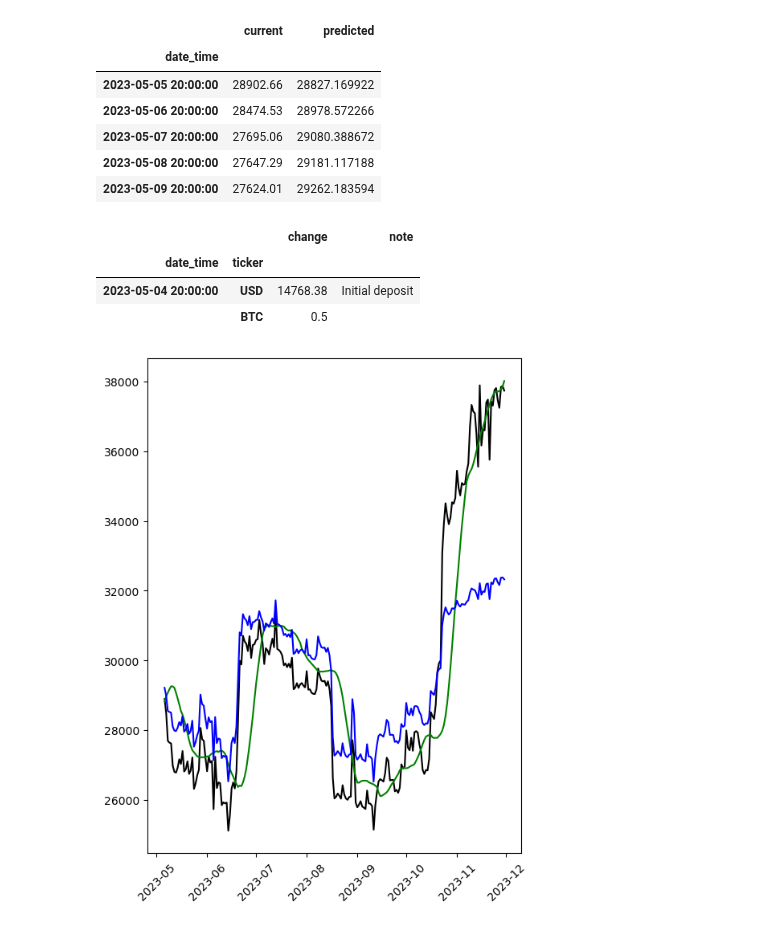
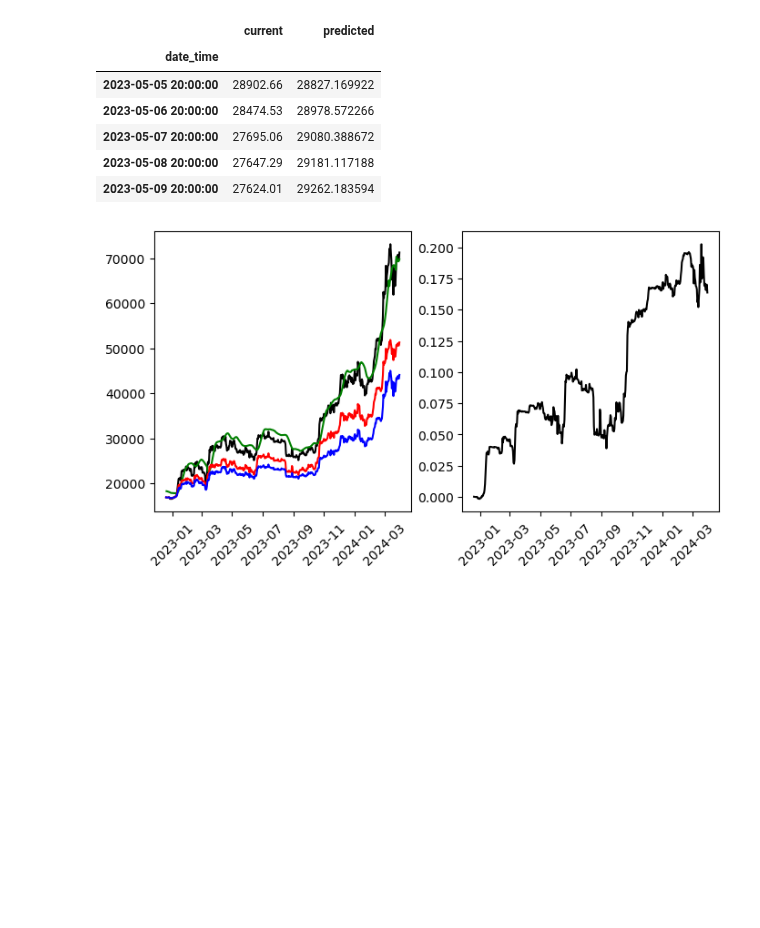
Before and after one commit to ArtemChemist/crypto, a Jupyter notebook: test clases.ipynb, the cells around one changed output. Saved outputs shown, nothing was run; the diff lists cells and outputs as text; code cells hidden in the pictures; blank space fills up the shorter version.

```diff
--- a/test clases.ipynb
+++ b/test clases.ipynb
@@ -274,14 +255,3 @@ df_to_plot.head()
 | 2023-05-07 20:00:00 | 27695.06 | 29080.388672 |
 | 2023-05-08 20:00:00 | 27647.29 | 29181.117188 |
 | 2023-05-09 20:00:00 | 27624.01 | 29262.183594 |
-# %%
-first_day = df_to_plot.index[0]-tmpdelta(days=1)
-BTC_price = BTC.history['close'].loc[first_day]
-my_portfolio = Portfolio(first_day, initial_deposit=BTC_price * 0.5)
-my_portfolio.update_transactions(ticker='BTC', qty=0.5, transaction_date=first_day)
-my_portfolio.transactions
-# %% [output]
-|  |  | change | note |
-| date_time | ticker |  |  |
-| 2023-05-04 20:00:00 | USD | 14768.38 | Initial deposit |
-|  | BTC | 0.5 |  |
@@ -288,13 +272,13 @@ my_portfolio.transactions
 # %%
 def make_suggestion(today, tomorrow, portfolio):
-    risk_rate = 0.05
+    risk_rate = 0.02
     fee_rate = 0.006
 
     positions = portfolio.get_positions(today)
     suggestions = pd.DataFrame(columns = ['change_in_size', 'USD_value', 'note'], index = positions.index)
 
     # If BTC is predicted to go up - buy it
-    if df_to_plot['predicted'].loc[tomorrow] > df_to_plot['current'].loc[today]:
+    if pred_df['Predicted price'].loc[tomorrow] > BTC.price_on_date(today):
         USD_to_spend = risk_rate * positions['position_value'].loc['USD']  # In this strategy, we change position by risk_rate% on every step
         ext_price = USD_to_spend/(1 + fee_rate)                    # This is how much will be paid for BTC, extended price
         fees = USD_to_spend - ext_price                            # This is plaform fees
@@ -304,7 +288,7 @@ def make_suggestion(today, tomorrow, portfolio):
         suggestions.loc['USD'] = [-USD_to_spend,-USD_to_spend, 'BTC price w fees']
 
     # If BTC is predicted to go down - sell it
-    if df_to_plot['predicted'].loc[tomorrow] < df_to_plot['current'].loc[today]:
+    if pred_df['Predicted price'].loc[tomorrow] < BTC.price_on_date(today):
         BTC_to_spend = risk_rate * positions['position_size'].loc['BTC']  # In this strategy, we change position by risk_rate% on every step
         ext_price = BTC_to_spend/(1 + fee_rate)                    # This is how much BTC will be sold, extended price
         fees = BTC_to_spend - ext_price                            # This is plaform fees
@@ -323,22 +307,29 @@ def execute_suggestions(suggestions, portfolio):
                                     transaction_date = today,
                                     note =  suggestions['note'].loc[ticker])
 
-for x in range (len(df_to_plot)-1):
-    today = df_to_plot.index[x]
-    tomorrow = df_to_plot.index[x+1]
+for x in range (len(pred_df)-1):
+    today = pred_df.index[x]
+    tomorrow = pred_df.index[x+1]
     suggestion = make_suggestion(today, tomorrow, my_portfolio)
     execute_suggestions(suggestion, my_portfolio)
 
-my_portfolio.update_value(up_to=df_to_plot.index[-1])
+my_portfolio.update_value(up_to=pred_df.index[-1])
+ref_portfolio.update_value(up_to=pred_df.index[-1])
 # %%
 # Plot the results
-fig, ax = plt.subplots(1, 1, sharex = True)
-fig.set_figheight(8)
-fig.set_figwidth(6)
-ax.plot(df_to_plot.index, df_to_plot['current'], color = 'black', label = 'Actual')
-ax.plot(df_to_plot.index, df_to_plot['predicted'], color = 'green', label = 'Predicted')
-ax.plot(my_portfolio.value.index, my_portfolio.value['value'], color = 'blue', label = 'Portfolio')
-for tick in ax.get_xticklabels():
+fig, ax = plt.subplots(1, 2)
+fig.set_figheight(4)
+fig.set_figwidth(8)
+actual_df = BTC.history.loc[pred_df.index[0]: pred_df.index[-1]]
+ax[0].plot(actual_df.index, actual_df['close'], color = 'black', label = 'Actual')
+ax[0].plot(pred_df.index, pred_df['Predicted price'], color = 'green', label = 'Predicted')
+ax[0].plot(my_portfolio.value.index, my_portfolio.value['value'], color = 'red', label = 'Experimental Portfolio')
+ax[0].plot(ref_portfolio.value.index, ref_portfolio.value['value'], color = 'blue', label = 'Reference Portfolio')
+for tick in ax[0].get_xticklabels():
         tick.set_rotation(45)
+
+ax[1].plot(my_portfolio.value.index, (my_portfolio.value['value'] - ref_portfolio.value['value'])/ref_portfolio.value['value'], color = 'black', label = 'ROI')
+for tick in ax[1].get_xticklabels():
+        tick.set_rotation(45)
 # %% [output]
-[figure, old version]
+[figure, new version]
```
Also changed, not shown: parts of 8 cells of this notebook.
